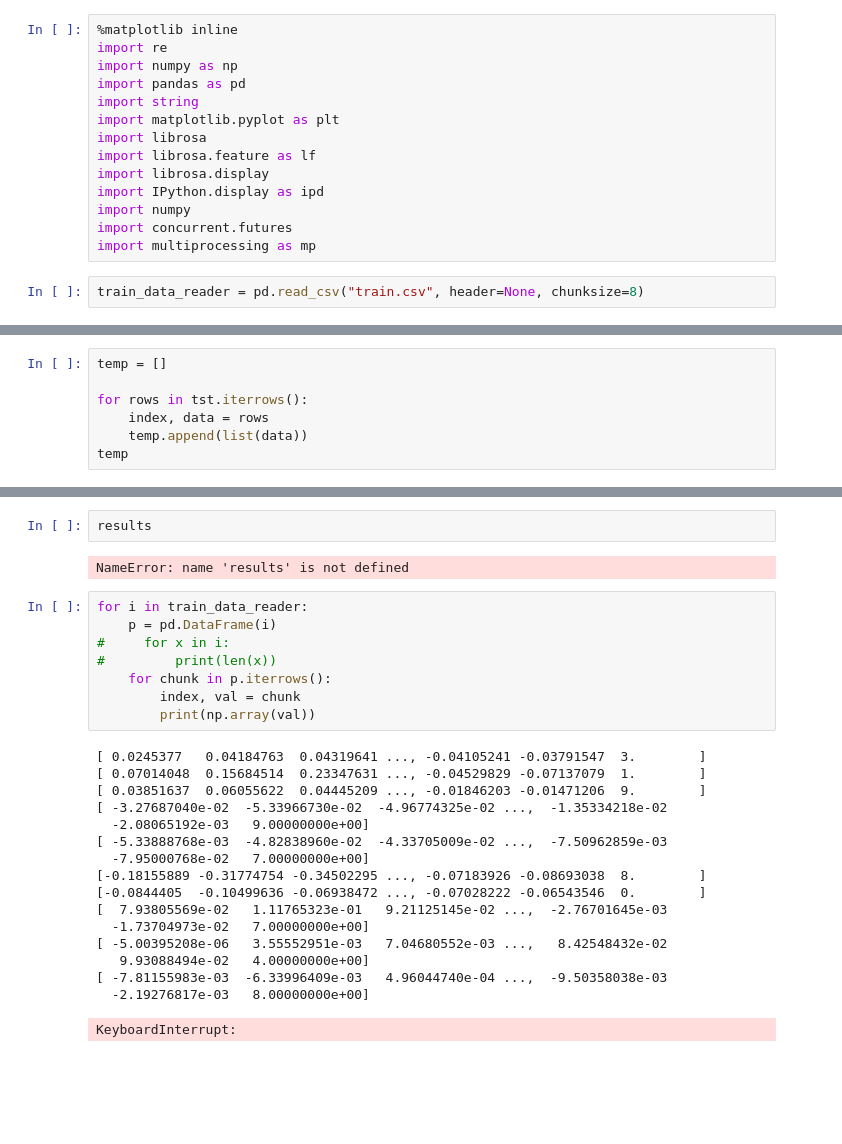
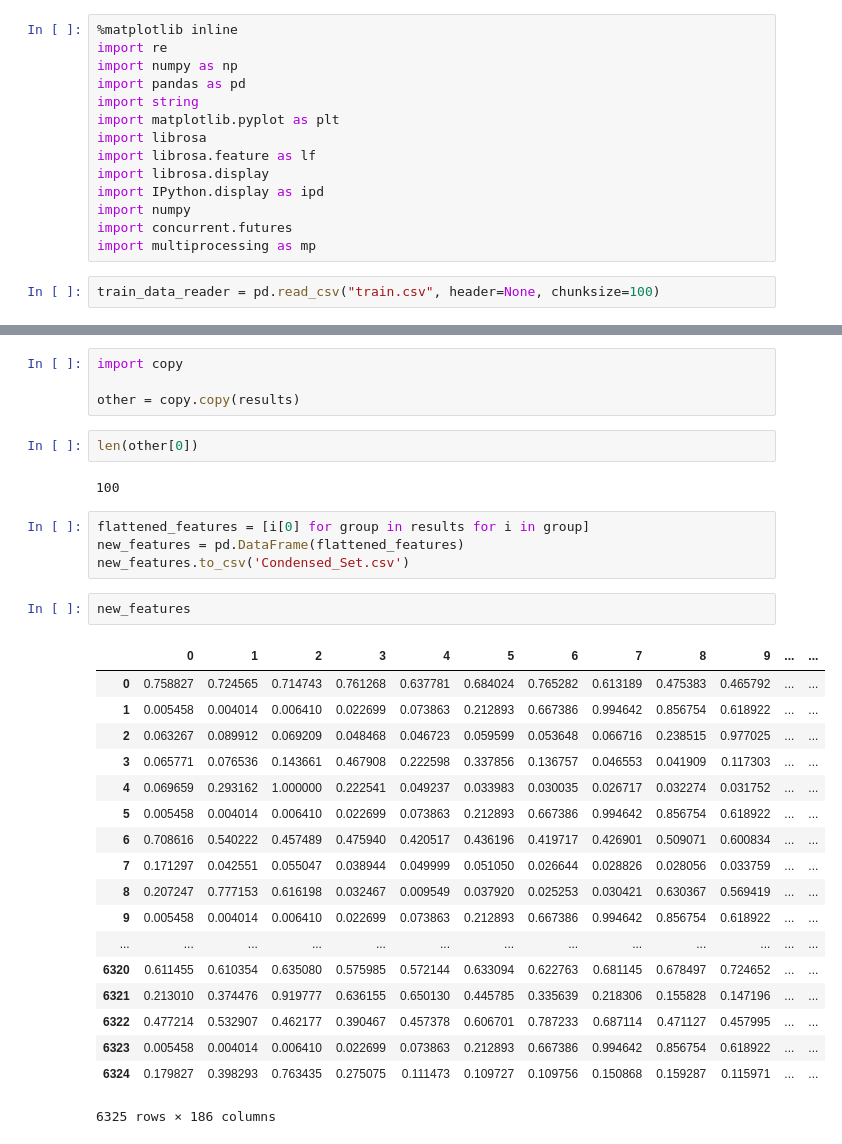
Before and after one commit to dastjerdi/CS181-GroupWork, a Jupyter notebook: P3/Feature_Eng.ipynb, the cells around one changed output, grey strips where cells are left out. Drawn from its saved outputs; the diff is of its cells as text; blank space fills up the shorter version.

```diff
--- a/P3/Feature_Eng.ipynb
+++ b/P3/Feature_Eng.ipynb
@@ -13,4 +13,4 @@ import numpy
 import concurrent.futures
 import multiprocessing as mp
 # %%
-train_data_reader = pd.read_csv("train.csv", header=None, chunksize=8)
+train_data_reader = pd.read_csv("train.csv", header=None, chunksize=100)
@@ -27,7 +16,0 @@ tst
-# %%
-temp = []
-
-for rows in tst.iterrows():
-    index, data = rows
-    temp.append(list(data))
-temp
@@ -260,29 +190,33 @@ KeyboardInterrupt
-# %%
-results
-# %% [output]
-NameError: name 'results' is not defined
-# %%
-for i in train_data_reader:
-    p = pd.DataFrame(i)
-#     for x in i:
-#         print(len(x))
-    for chunk in p.iterrows():
-        index, val = chunk
-        print(np.array(val))
-# %% [output]
-[ 0.0245377   0.04184763  0.04319641 ..., -0.04105241 -0.03791547  3.        ]
-[ 0.07014048  0.15684514  0.23347631 ..., -0.04529829 -0.07137079  1.        ]
-[ 0.03851637  0.06055622  0.04445209 ..., -0.01846203 -0.01471206  9.        ]
-[ -3.27687040e-02  -5.33966730e-02  -4.96774325e-02 ...,  -1.35334218e-02
-  -2.08065192e-03   9.00000000e+00]
-[ -5.33888768e-03  -4.82838960e-02  -4.33705009e-02 ...,  -7.50962859e-03
-  -7.95000768e-02   7.00000000e+00]
-[-0.18155889 -0.31774754 -0.34502295 ..., -0.07183926 -0.08693038  8.        ]
-[-0.0844405  -0.10499636 -0.06938472 ..., -0.07028222 -0.06543546  0.        ]
-[  7.93805569e-02   1.11765323e-01   9.21125145e-02 ...,  -2.76701645e-03
-  -1.73704973e-02   7.00000000e+00]
-[ -5.00395208e-06   3.55552951e-03   7.04680552e-03 ...,   8.42548432e-02
-   9.93088494e-02   4.00000000e+00]
-[ -7.81155983e-03  -6.33996409e-03   4.96044740e-04 ...,  -9.50358038e-03
-  -2.19276817e-03   8.00000000e+00]
-KeyboardInterrupt:
+# %%
+import copy
+
+other = copy.copy(results)
+# %%
+len(other[0])
+# %% [output]
+100
+# %%
+flattened_features = [i[0] for group in results for i in group]
+new_features = pd.DataFrame(flattened_features)
+new_features.to_csv('Condensed_Set.csv')
+# %%
+new_features
+# %% [output]
+|  | 0 | 1 | 2 | 3 | 4 | 5 | 6 | 7 | 8 | 9 | ... | ... |
+| 0 | 0.758827 | 0.724565 | 0.714743 | 0.761268 | 0.637781 | 0.684024 | 0.765282 | 0.613189 | 0.475383 | 0.465792 | ... | ... |
+| 1 | 0.005458 | 0.004014 | 0.006410 | 0.022699 | 0.073863 | 0.212893 | 0.667386 | 0.994642 | 0.856754 | 0.618922 | ... | ... |
+| 2 | 0.063267 | 0.089912 | 0.069209 | 0.048468 | 0.046723 | 0.059599 | 0.053648 | 0.066716 | 0.238515 | 0.977025 | ... | ... |
+| 3 | 0.065771 | 0.076536 | 0.143661 | 0.467908 | 0.222598 | 0.337856 | 0.136757 | 0.046553 | 0.041909 | 0.117303 | ... | ... |
+| 4 | 0.069659 | 0.293162 | 1.000000 | 0.222541 | 0.049237 | 0.033983 | 0.030035 | 0.026717 | 0.032274 | 0.031752 | ... | ... |
+| 5 | 0.005458 | 0.004014 | 0.006410 | 0.022699 | 0.073863 | 0.212893 | 0.667386 | 0.994642 | 0.856754 | 0.618922 | ... | ... |
+| 6 | 0.708616 | 0.540222 | 0.457489 | 0.475940 | 0.420517 | 0.436196 | 0.419717 | 0.426901 | 0.509071 | 0.600834 | ... | ... |
+| 7 | 0.171297 | 0.042551 | 0.055047 | 0.038944 | 0.049999 | 0.051050 | 0.026644 | 0.028826 | 0.028056 | 0.033759 | ... | ... |
+| 8 | 0.207247 | 0.777153 | 0.616198 | 0.032467 | 0.009549 | 0.037920 | 0.025253 | 0.030421 | 0.630367 | 0.569419 | ... | ... |
+| 9 | 0.005458 | 0.004014 | 0.006410 | 0.022699 | 0.073863 | 0.212893 | 0.667386 | 0.994642 | 0.856754 | 0.618922 | ... | ... |
+| ... | ... | ... | ... | ... | ... | ... | ... | ... | ... | ... | ... | ... |
+| 6320 | 0.611455 | 0.610354 | 0.635080 | 0.575985 | 0.572144 | 0.633094 | 0.622763 | 0.681145 | 0.678497 | 0.724652 | ... | ... |
+| 6321 | 0.213010 | 0.374476 | 0.919777 | 0.636155 | 0.650130 | 0.445785 | 0.335639 | 0.218306 | 0.155828 | 0.147196 | ... | ... |
+| 6322 | 0.477214 | 0.532907 | 0.462177 | 0.390467 | 0.457378 | 0.606701 | 0.787233 | 0.687114 | 0.471127 | 0.457995 | ... | ... |
+| 6323 | 0.005458 | 0.004014 | 0.006410 | 0.022699 | 0.073863 | 0.212893 | 0.667386 | 0.994642 | 0.856754 | 0.618922 | ... | ... |
+| 6324 | 0.179827 | 0.398293 | 0.763435 | 0.275075 | 0.111473 | 0.109727 | 0.109756 | 0.150868 | 0.159287 | 0.115971 | ... | ... |
+6325 rows × 186 columns
```
Also changed, not shown: parts of 6 cells of this notebook, 17 other files.
